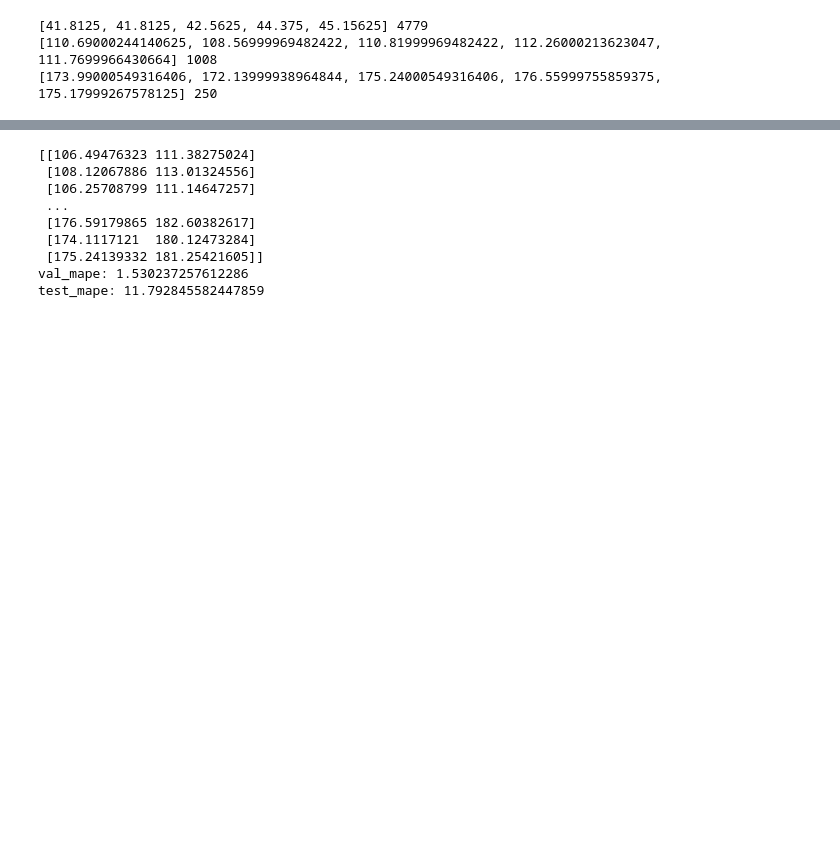
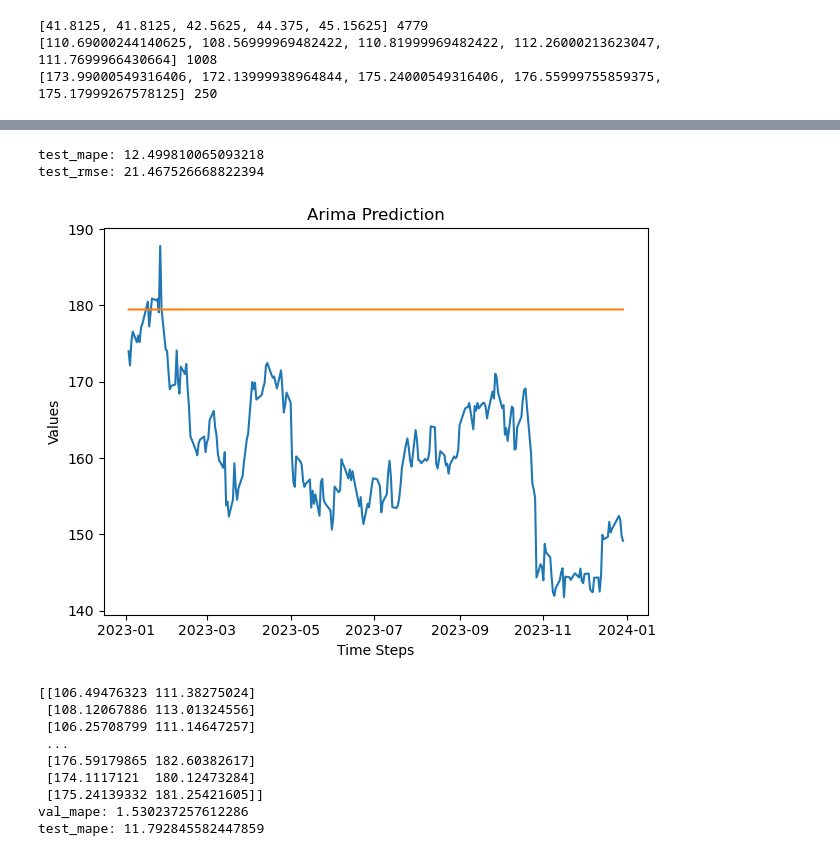
Before and after one commit to KevinzChen04/StockRegression, a Jupyter notebook: ARIMA.ipynb, the cells around one changed output, grey strips where cells are left out. Cells and saved outputs as stored; diff of their text form; code cells hidden in the pictures; blank space fills up the shorter version.

```diff
--- a/ARIMA.ipynb
+++ b/ARIMA.ipynb
@@ -104,3 +63,42 @@ test_mape: 12.514394414602497
+# %%
+def show_parameters(preds, ground_truth):
+    test_mape = np.mean(np.abs((preds - ground_truth) / ground_truth)) * 100
+    test_rmse = np.sqrt(np.average(np.square(preds - ground_truth)))
+    print(f"test_mape: {test_mape}")
+    print(f"test_rmse: {test_rmse}")
+
+    # Validation Data
+    plt.plot(ground_truth, label='Actual Data')
+    plt.plot(ground_truth.index, preds, label='ARIMA Predictions')
+
+    plt.title('Arima Prediction')
+    plt.xlabel('Time Steps')
+    plt.ylabel('Values')
+
+
+    plt.tight_layout()
+    plt.show()
+# %%
+# regular implementation
+order = (2, 1, 2)
+# validation
+model = ARIMA(train_list + validation_list, order=order)
+model_fit = model.fit()
+preds = []
+results = model_fit.forecast()
+
+seen = train_list + validation_list
+for _ in tqdm(range(len(test_list))):
+    model = ARIMA(seen + preds, order=order)
+    model_fit = model.fit()
+    result = model_fit.forecast()
+    preds.append(result[0])
+# %%
+show_parameters(preds, test)
+# %% [output]
+test_mape: 12.499810065093218
+test_rmse: 21.467526668822394
+[figure, added]
 # %%
 # walk forward implementation
 history = train_list
```
Also changed, not shown: parts of 8 cells of this notebook, 2 other files.
